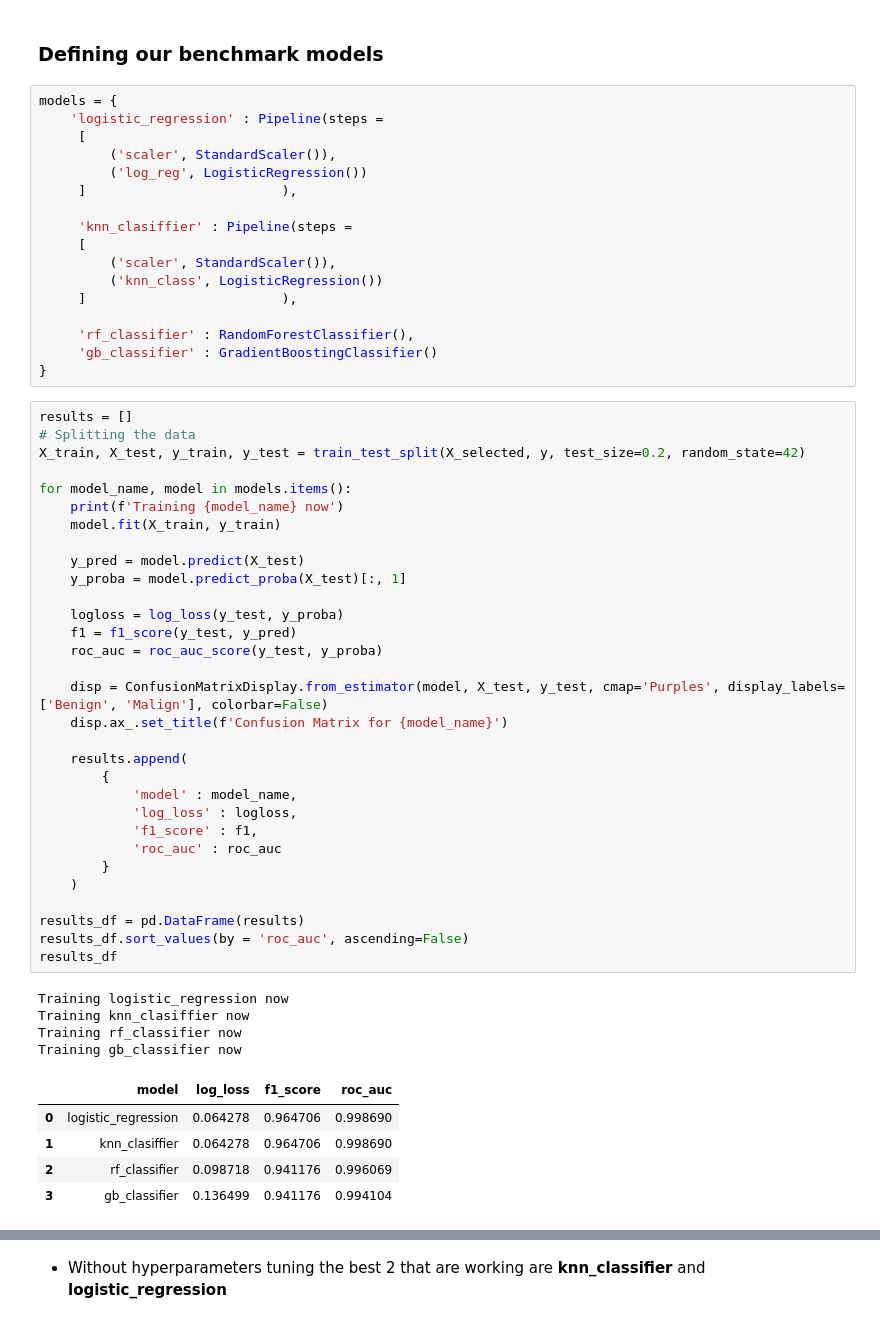
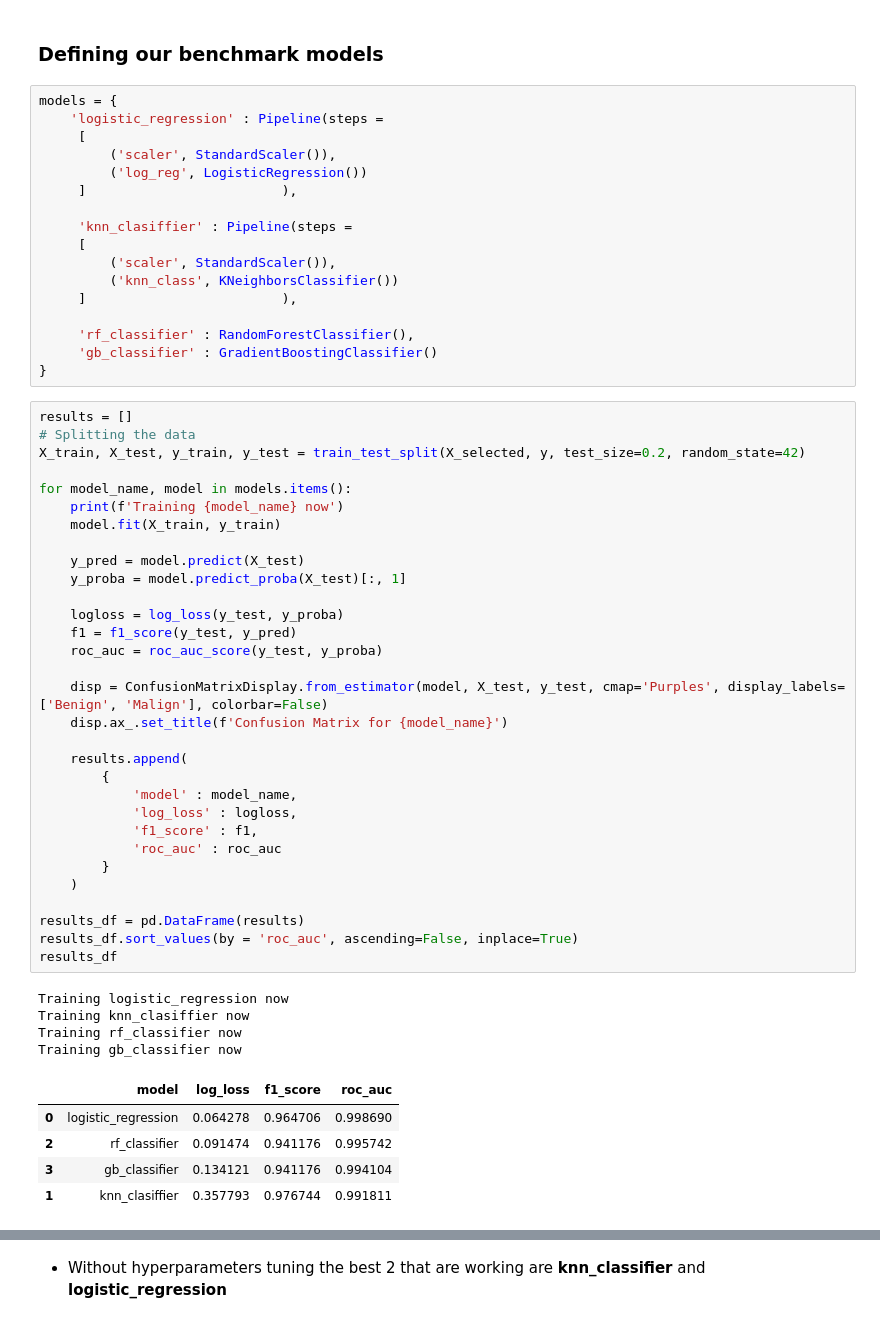
Before and after one commit to danielcamacho9712/Brest_cancer_binary, a Jupyter notebook: Brest_cancer_classification.ipynb, the cells around one changed output, grey strips where cells are left out. Saved outputs shown, nothing was run; the diff lists cells and outputs as text.

```diff
--- a/Brest_cancer_classification.ipynb
+++ b/Brest_cancer_classification.ipynb
@@ -122,7 +164,7 @@ models = {
      'knn_clasiffier' : Pipeline(steps =
      [
          ('scaler', StandardScaler()),
-         ('knn_class', LogisticRegression())
+         ('knn_class', KNeighborsClassifier())
      ]                         ),
 
      'rf_classifier' : RandomForestClassifier(),
@@ -138,37 +180,37 @@ for model_name, model in models.items():
     model.fit(X_train, y_train)
 
     y_pred = model.predict(X_test)
     y_proba = model.predict_proba(X_test)[:, 1]
 
     logloss = log_loss(y_test, y_proba)
     f1 = f1_score(y_test, y_pred)
     roc_auc = roc_auc_score(y_test, y_proba)
 
     disp = ConfusionMatrixDisplay.from_estimator(model, X_test, y_test, cmap='Purples', display_labels=['Benign', 'Malign'], colorbar=False)
     disp.ax_.set_title(f'Confusion Matrix for {model_name}')
 
     results.append(
         {
             'model' : model_name,
             'log_loss' : logloss,
             'f1_score' : f1,
             'roc_auc' : roc_auc
         }
     )
 
 results_df = pd.DataFrame(results)
-results_df.sort_values(by = 'roc_auc', ascending=False)
+results_df.sort_values(by = 'roc_auc', ascending=False, inplace=True)
 results_df
 # %% [output]
 Training logistic_regression now
 Training knn_clasiffier now
 Training rf_classifier now
 Training gb_classifier now
 |  | model | log_loss | f1_score | roc_auc |
 | 0 | logistic_regression | 0.064278 | 0.964706 | 0.998690 |
-| 1 | knn_clasiffier | 0.064278 | 0.964706 | 0.998690 |
-| 2 | rf_classifier | 0.098718 | 0.941176 | 0.996069 |
-| 3 | gb_classifier | 0.136499 | 0.941176 | 0.994104 |
+| 2 | rf_classifier | 0.091474 | 0.941176 | 0.995742 |
+| 3 | gb_classifier | 0.134121 | 0.941176 | 0.994104 |
+| 1 | knn_clasiffier | 0.357793 | 0.976744 | 0.991811 |
 [figure]
 [figure]
 [figure]
```
Also changed, not shown: parts of 12 cells of this notebook.
